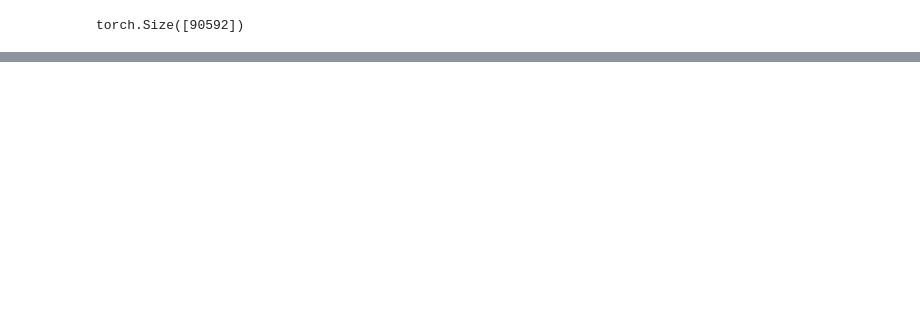
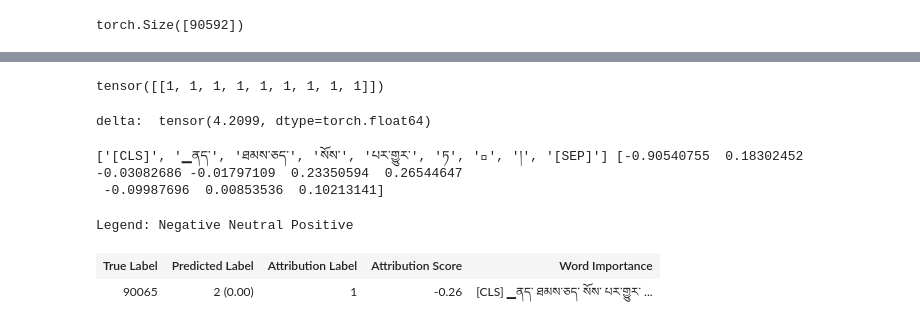
Before and after one commit to CompassionAI/garland, a Jupyter notebook: notebooks/Bitext template mining.ipynb, the cells around one changed output, grey strips where cells are left out. Drawn from its saved outputs; the diff is of its cells as text; code cells hidden in the pictures; blank space fills up the shorter version.

```diff
--- a/notebooks/Bitext template mining.ipynb
+++ b/notebooks/Bitext template mining.ipynb
@@ -350,0 +404,5 @@ torch.Size([90592])
+# %%
+reference_indices = token_reference.generate_reference(seq_length, device=device).unsqueeze(0)
+reference_indices
+# %% [output]
+tensor([[1, 1, 1, 1, 1, 1, 1, 1, 1]])
@@ -350,0 +419,38 @@ torch.Size([90592])
+# %%
+vis_data_records = []
+
+def add_attributions_to_visualizer(attributions, inputs, pred, pred_ind, label, delta):
+    attributions = attributions.sum(dim=2).squeeze(0)
+    attributions = attributions / torch.norm(attributions)
+    attributions = attributions.cpu().detach().numpy()
+
+    # storing couple samples in an array for visualization purposes
+    record = visualization.VisualizationDataRecord(
+        attributions,
+        0,
+        pred_ind,
+        label,
+        1,
+        attributions.sum(),
+        translator.tokenizer.convert_ids_to_tokens(inputs['input_ids'][0].tolist()),
+        delta
+    )
+    print(record.raw_input_ids, record.word_attributions)
+    vis_data_records.append(record)
+# %%
+attributions_ig, delta = lig.attribute(input_indices, reference_indices, n_steps=500, return_convergence_delta=True)
+
+print('delta: ', abs(delta[label]))
+# %% [output]
+delta:  tensor(4.2099, dtype=torch.float64)
+# %%
+add_attributions_to_visualizer(attributions_ig, inputs, target, logits.argmax(), label, delta)
+# %% [output]
+['[CLS]', '▁ནད་', 'ཐམས་ཅད་', 'སོས་', 'པར་གྱུར་', 'ཏ', 'ེ', '།', '[SEP]'] [-0.90540755  0.18302452 -0.03082686 -0.01797109  0.23350594  0.26544647
+ -0.09987696  0.00853536  0.10213141]
+# %%
+_ = visualization.visualize_text(vis_data_records)
+# %% [output]
+Legend: Negative Neutral Positive
+| True Label | Predicted Label | Attribution Label | Attribution Score | Word Importance |
+| 90065 | 2 (0.00) | 1 | -0.26 | [CLS] ▁ནད་ ཐམས་ཅད་ སོས་ པར་གྱུར་ ... |
```
Also changed, not shown: parts of 14 cells of this notebook.
